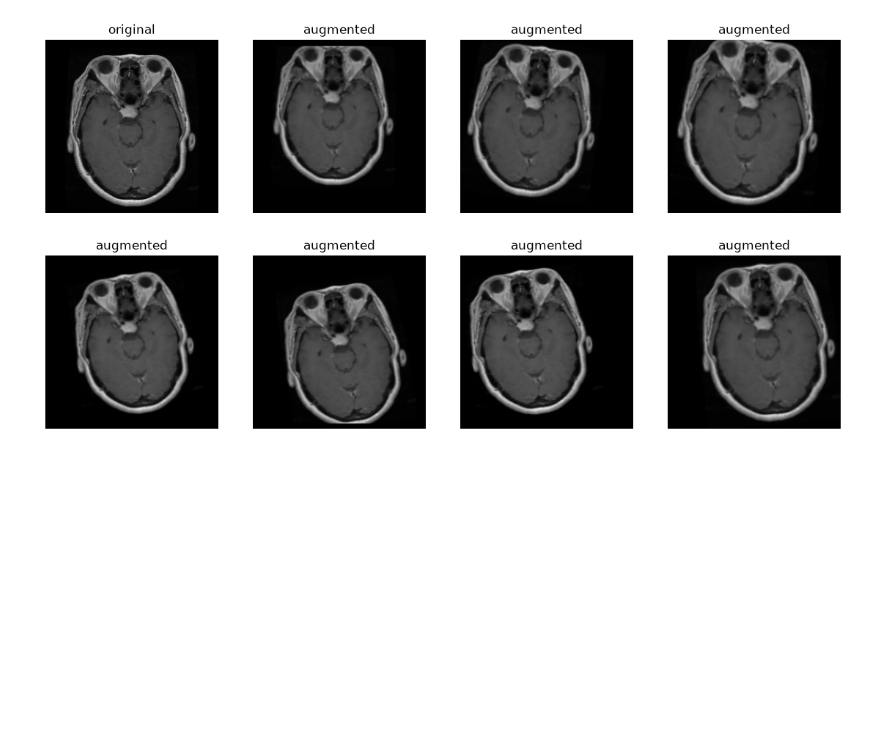
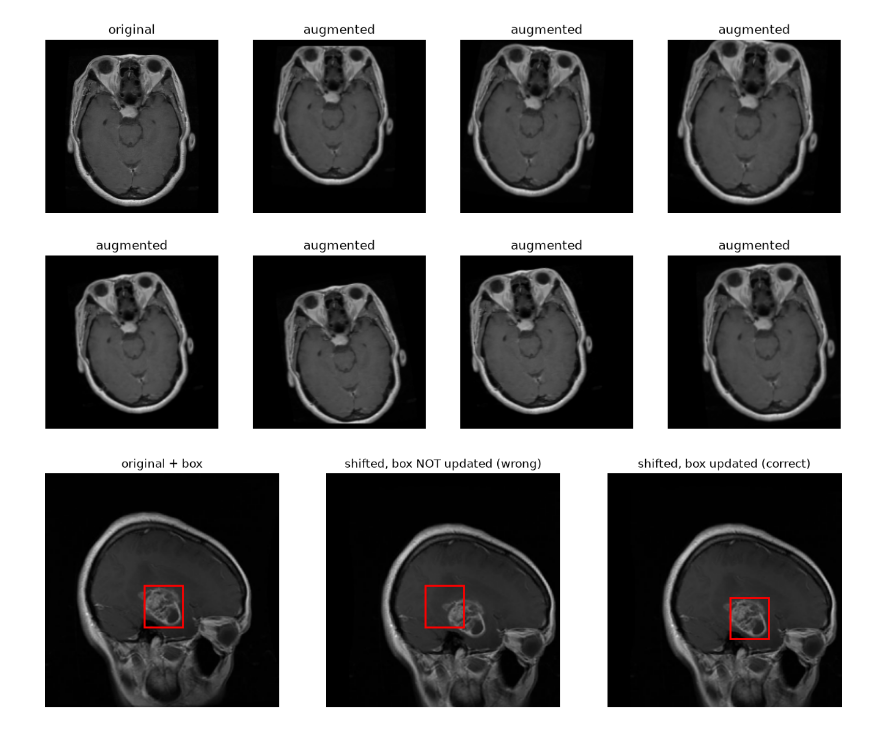
Before and after one commit to amineElgaini/mri-brain-tumor-deep-learning, a Jupyter notebook: notebooks/02_preprocessing.ipynb, the cells around one changed output. Saved outputs shown, nothing was run; the diff lists cells and outputs as text; code cells hidden in the pictures; blank space fills up the shorter version.

```diff
--- a/notebooks/Preprocessing.ipynb
+++ b/notebooks/02_preprocessing.ipynb
@@ -147,3 +147,36 @@ for ax in axes.flat:
 plt.show()
 # %% [output]
 [figure]
+# %%
+import numpy as np
+import pandas as pd
+import matplotlib.pyplot as plt
+import matplotlib.patches as patches
+from PIL import Image
+
+df = pd.read_csv("../data/inventory_final.csv")
+row = df[(df["split"] == "train") & (df["folder_class"] == "Glioma") & (df["status"] == "ok")].iloc[0]
+
+img = Image.open(row["image_path"]).convert("RGB").resize((224, 224))
+lbl_path = row["image_path"].replace("/images/", "/labels/").rsplit(".", 1)[0] + ".txt"
+c, x, y, w, h = map(float, open(lbl_path).read().strip().splitlines()[0].split())
+
+# shift: 10% right, 5% down
+dx, dy = 0.10, 0.05
+img_shift = img.transform(img.size, Image.AFFINE,
+                          (1, 0, -dx * 224, 0, 1, -dy * 224), fillcolor=(0, 0, 0))
+x_new, y_new = x + dx, y + dy        # the box moves with the image
+
+def draw(ax, image, xc, yc, w, h, title):
+    ax.imshow(image)
+    ax.add_patch(patches.Rectangle(((xc - w/2) * 224, (yc - h/2) * 224),
+                                   w * 224, h * 224, fill=False, edgecolor="red", linewidth=2))
+    ax.set_title(title); ax.axis("off")
+
+fig, axes = plt.subplots(1, 3, figsize=(15, 5))
+draw(axes[0], img, x, y, w, h, "original + box")
+draw(axes[1], img_shift, x, y, w, h, "shifted, box NOT updated (wrong)")
+draw(axes[2], img_shift, x_new, y_new, w, h, "shifted, box updated (correct)")
+plt.show()
+# %% [output]
+[figure, added]
```
Also changed, not shown: 4 other files.
